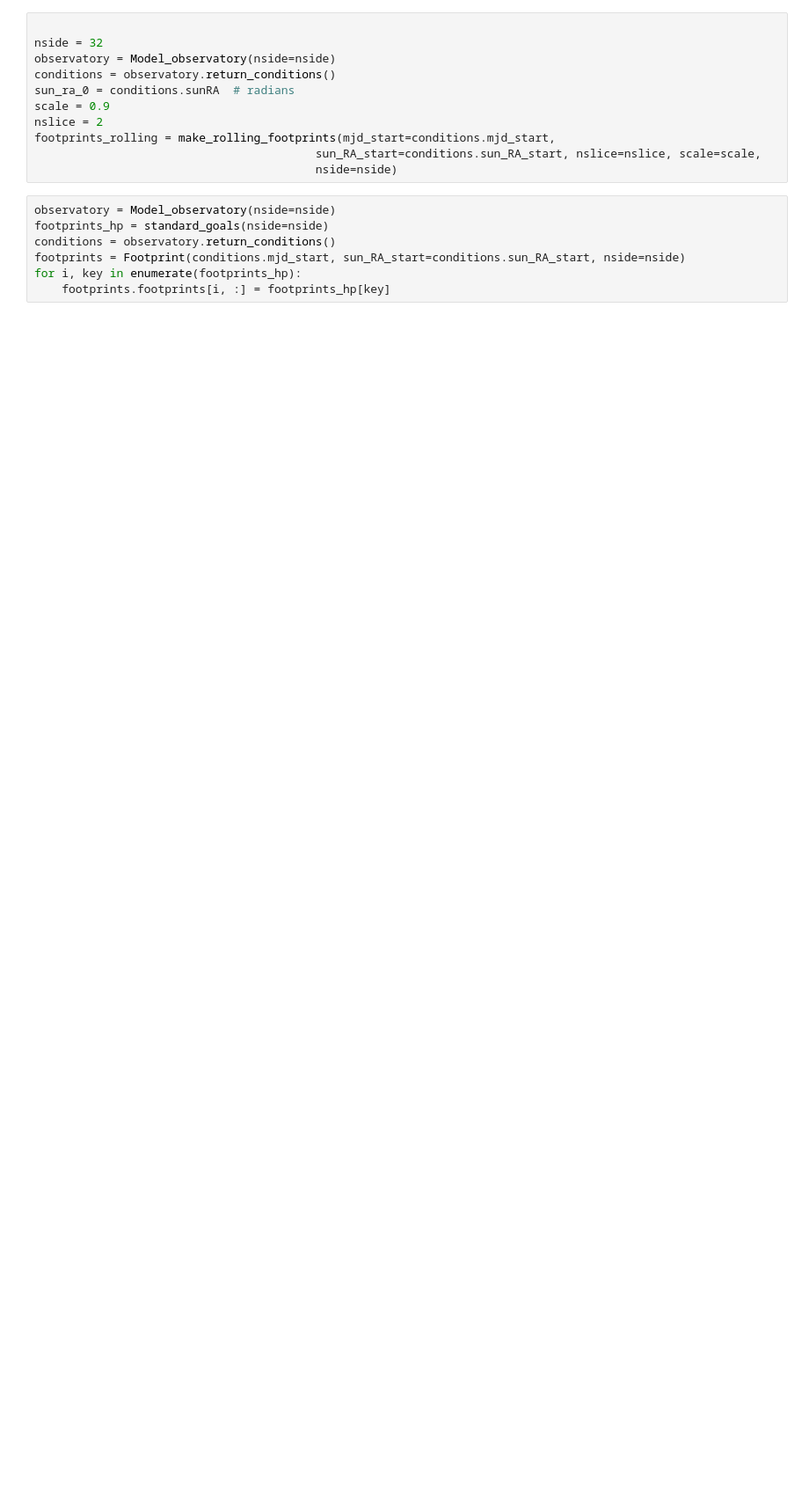
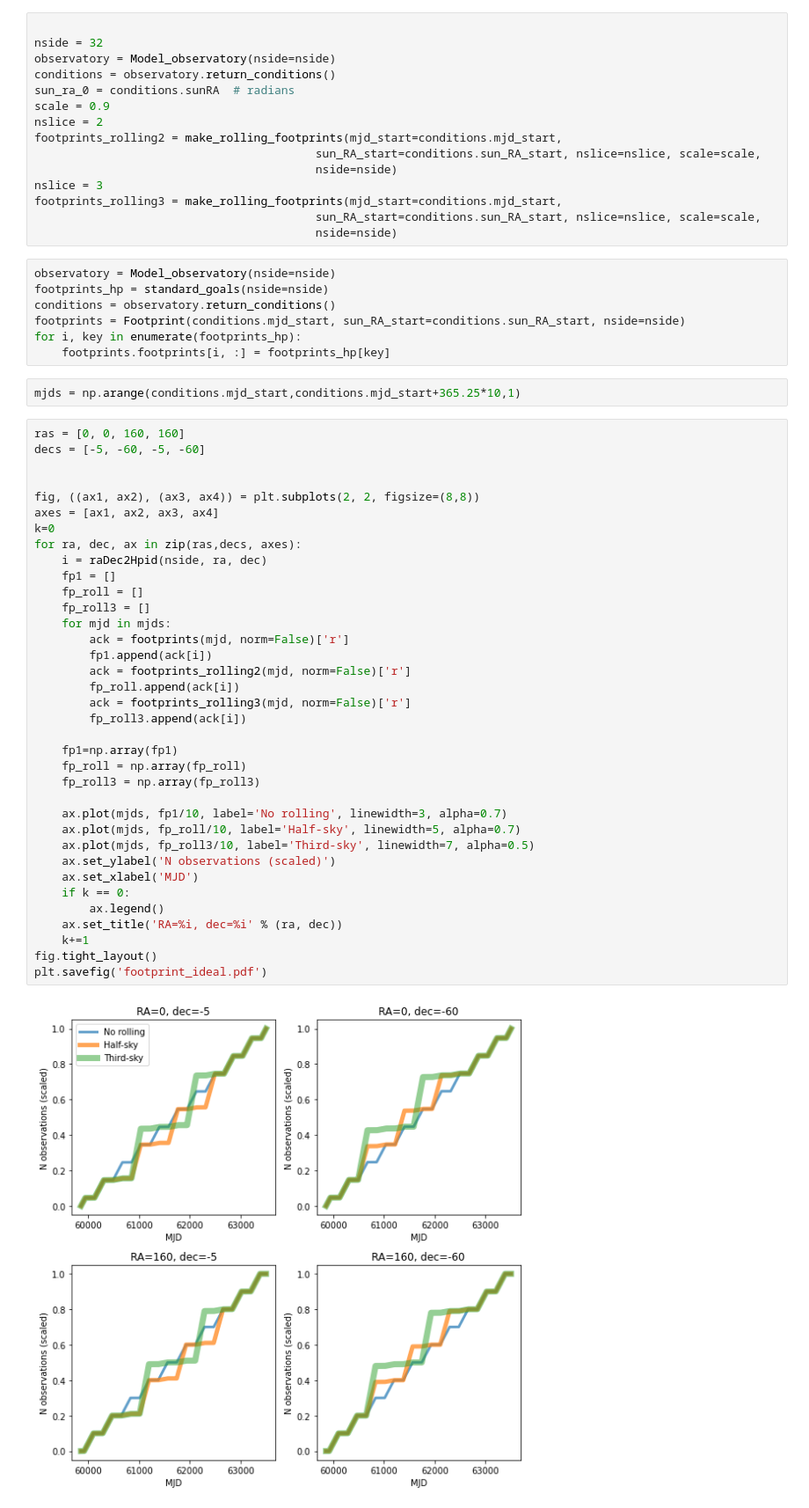
Before and after one commit to lsst-pst/pstn-052, a Jupyter notebook: plots/footprint_obj.ipynb, the cells around one changed output. Shown: that part at 88% size. Cells and saved outputs as stored; diff of their text form; blank space fills up the shorter version.

```diff
--- a/plots/footprint_obj.ipynb
+++ b/plots/footprint_obj.ipynb
@@ -13,9 +21,13 @@ conditions = observatory.return_conditions()
 sun_ra_0 = conditions.sunRA  # radians
 scale = 0.9
 nslice = 2
-footprints_rolling = make_rolling_footprints(mjd_start=conditions.mjd_start,
+footprints_rolling2 = make_rolling_footprints(mjd_start=conditions.mjd_start,
                                          sun_RA_start=conditions.sun_RA_start, nslice=nslice, scale=scale,
                                          nside=nside)
+nslice = 3
+footprints_rolling3 = make_rolling_footprints(mjd_start=conditions.mjd_start,
+                                         sun_RA_start=conditions.sun_RA_start, nslice=nslice, scale=scale,
+                                         nside=nside)
 # %%
 observatory = Model_observatory(nside=nside)
 footprints_hp = standard_goals(nside=nside)
@@ -23,3 +35,43 @@ conditions = observatory.return_conditions()
 footprints = Footprint(conditions.mjd_start, sun_RA_start=conditions.sun_RA_start, nside=nside)
 for i, key in enumerate(footprints_hp):
     footprints.footprints[i, :] = footprints_hp[key]
+# %%
+mjds = np.arange(conditions.mjd_start,conditions.mjd_start+365.25*10,1)
+# %%
+ras = [0, 0, 160, 160]
+decs = [-5, -60, -5, -60]
+
+
+fig, ((ax1, ax2), (ax3, ax4)) = plt.subplots(2, 2, figsize=(8,8))
+axes = [ax1, ax2, ax3, ax4]
+k=0
+for ra, dec, ax in zip(ras,decs, axes):
+    i = raDec2Hpid(nside, ra, dec)
+    fp1 = []
+    fp_roll = []
+    fp_roll3 = []
+    for mjd in mjds:
+        ack = footprints(mjd, norm=False)['r']
+        fp1.append(ack[i])
+        ack = footprints_rolling2(mjd, norm=False)['r']
+        fp_roll.append(ack[i])
+        ack = footprints_rolling3(mjd, norm=False)['r']
+        fp_roll3.append(ack[i])
+
+    fp1=np.array(fp1)
+    fp_roll = np.array(fp_roll)
+    fp_roll3 = np.array(fp_roll3)
+
+    ax.plot(mjds, fp1/10, label='No rolling', linewidth=3, alpha=0.7)
+    ax.plot(mjds, fp_roll/10, label='Half-sky', linewidth=5, alpha=0.7)
+    ax.plot(mjds, fp_roll3/10, label='Third-sky', linewidth=7, alpha=0.5)
+    ax.set_ylabel('N observations (scaled)')
+    ax.set_xlabel('MJD')
+    if k == 0:
+        ax.legend()
+    ax.set_title('RA=%i, dec=%i' % (ra, dec))
+    k+=1
+fig.tight_layout()
+plt.savefig('footprint_ideal.pdf')
+# %% [output]
+[figure, added]
```
Also changed, not shown: parts of 4 cells of this notebook, 23 other files.
